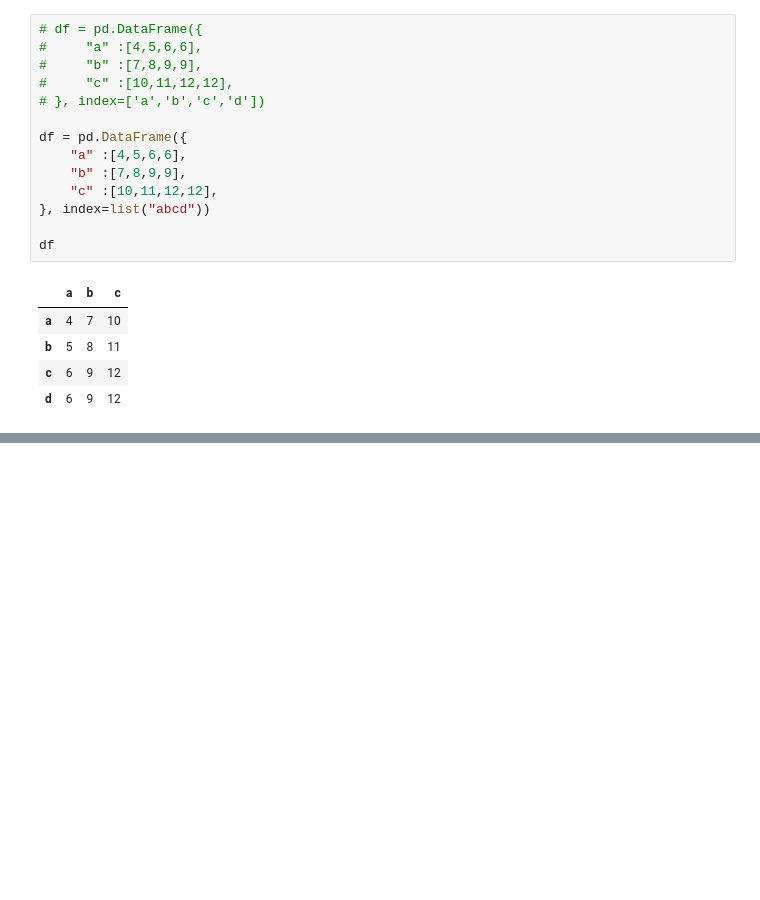
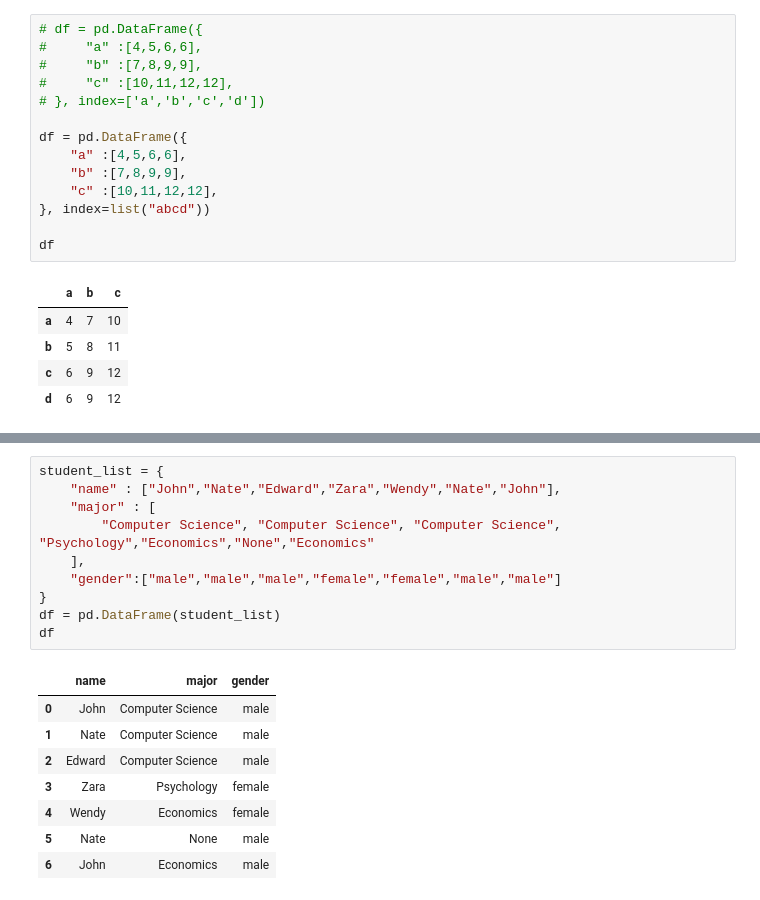
Before and after one commit to summasad/pandassource, a Jupyter notebook: subset.ipynb, the cells around one changed output, grey strips where cells are left out. Saved outputs shown, nothing was run; the diff lists cells and outputs as text; blank space fills up the shorter version.

```diff
--- a/subset.ipynb
+++ b/subset.ipynb
@@ -407,0 +416,19 @@ df[df.duplicated()]
+# %%
+student_list = {
+    "name" : ["John","Nate","Edward","Zara","Wendy","Nate","John"],
+    "major" : [
+        "Computer Science", "Computer Science", "Computer Science", "Psychology","Economics","None","Economics"
+    ],
+    "gender":["male","male","male","female","female","male","male"]
+}
+df = pd.DataFrame(student_list)
+df
+# %% [output]
+|  | name | major | gender |
+| 0 | John | Computer Science | male |
+| 1 | Nate | Computer Science | male |
+| 2 | Edward | Computer Science | male |
+| 3 | Zara | Psychology | female |
+| 4 | Wendy | Economics | female |
+| 5 | Nate | None | male |
+| 6 | John | Economics | male |
```
Also changed, not shown: parts of 6 cells of this notebook, 4 other files.
